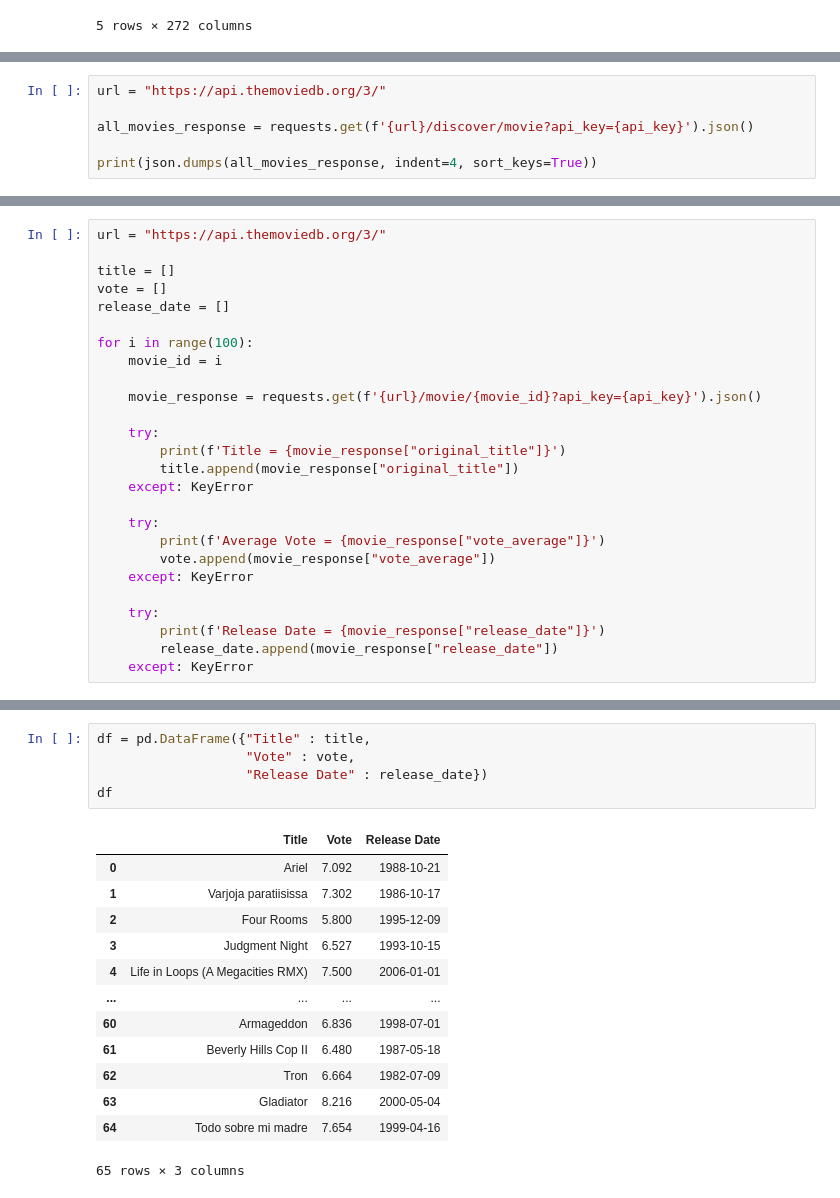
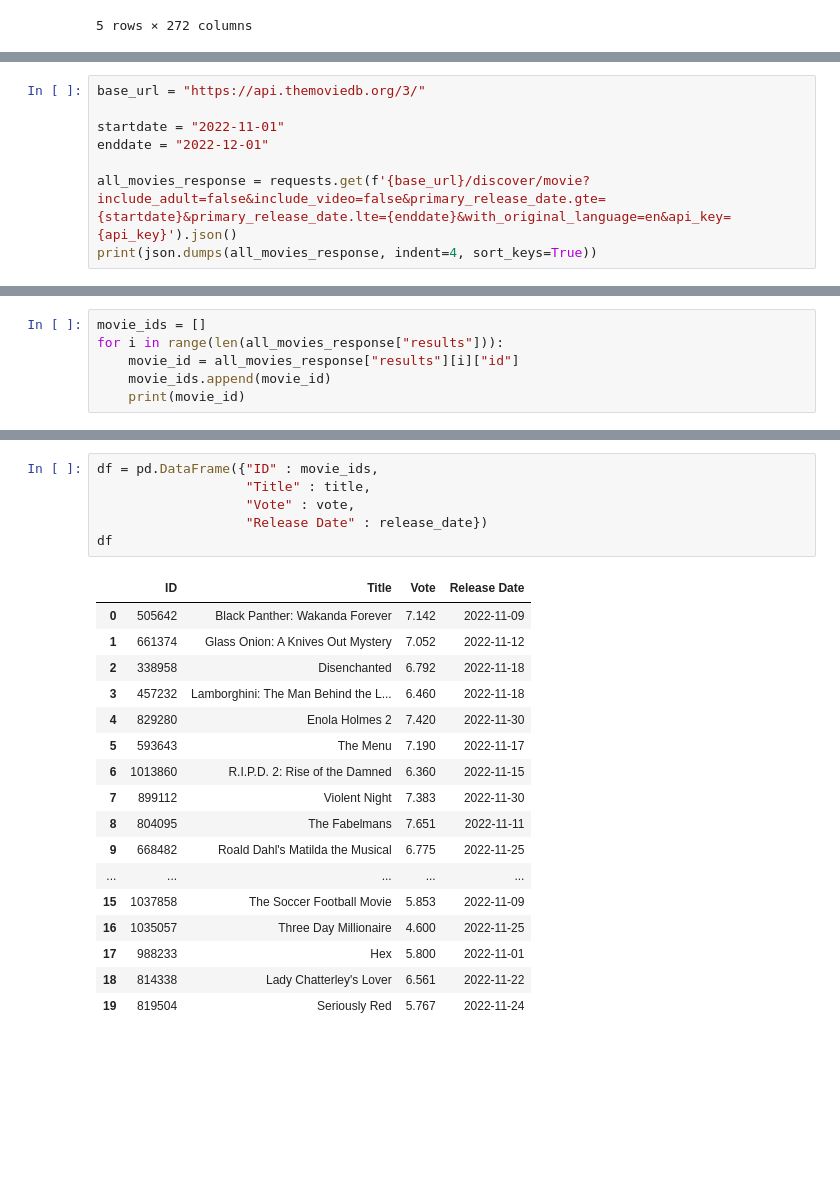
Before and after one commit to jamieah80/group-project-one, a Jupyter notebook: main.ipynb, the cells around one changed output, grey strips where cells are left out. Cells and saved outputs as stored; diff of their text form; blank space fills up the shorter version.

```diff
--- a/main.ipynb
+++ b/main.ipynb
@@ -39,8 +38,10 @@ nominees
 # %%
-url = "https://api.themoviedb.org/3/"
+base_url = "https://api.themoviedb.org/3/"
 
-all_movies_response = requests.get(f'{url}/discover/movie?api_key={api_key}').json()
+startdate = "2022-11-01"
+enddate = "2022-12-01"
 
+all_movies_response = requests.get(f'{base_url}/discover/movie?include_adult=false&include_video=false&primary_release_date.gte={startdate}&primary_release_date.lte={enddate}&with_original_language=en&api_key={api_key}').json()
 print(json.dumps(all_movies_response, indent=4, sort_keys=True))
 # %% [output]
 {
@@ -62 +63,7 @@ print(json.dumps(all_movies_response, indent=4, sort_keys=True))
 }
+# %%
+movie_ids = []
+for i in range(len(all_movies_response["results"])):
+    movie_id = all_movies_response["results"][i]["id"]
+    movie_ids.append(movie_id)
+    print(movie_id)
@@ -89,26 +132,0 @@ Release Date = 2023-11-13
-# %%
-url = "https://api.themoviedb.org/3/"
-
-title = []
-vote = []
-release_date = []
-
-for i in range(100):
-    movie_id = i
-
-    movie_response = requests.get(f'{url}/movie/{movie_id}?api_key={api_key}').json()
-
-    try:
-        print(f'Title = {movie_response["original_title"]}')
-        title.append(movie_response["original_title"])
-    except: KeyError
-
-    try:
-        print(f'Average Vote = {movie_response["vote_average"]}')
-        vote.append(movie_response["vote_average"])
-    except: KeyError
-
-    try:
-        print(f'Release Date = {movie_response["release_date"]}')
-        release_date.append(movie_response["release_date"])
-    except: KeyError
@@ -133,19 +133,24 @@ Release Date = 1999-04-16
 # %%
-df = pd.DataFrame({"Title" : title,
+df = pd.DataFrame({"ID" : movie_ids,
+                   "Title" : title,
                    "Vote" : vote,
                    "Release Date" : release_date})
 df
 # %% [output]
-|  | Title | Vote | Release Date |
-| 0 | Ariel | 7.092 | 1988-10-21 |
-| 1 | Varjoja paratiisissa | 7.302 | 1986-10-17 |
-| 2 | Four Rooms | 5.800 | 1995-12-09 |
-| 3 | Judgment Night | 6.527 | 1993-10-15 |
-| 4 | Life in Loops (A Megacities RMX) | 7.500 | 2006-01-01 |
-| ... | ... | ... | ... |
-| 60 | Armageddon | 6.836 | 1998-07-01 |
-| 61 | Beverly Hills Cop II | 6.480 | 1987-05-18 |
-| 62 | Tron | 6.664 | 1982-07-09 |
-| 63 | Gladiator | 8.216 | 2000-05-04 |
-| 64 | Todo sobre mi madre | 7.654 | 1999-04-16 |
+|  | ID | Title | Vote | Release Date |
+| 0 | 505642 | Black Panther: Wakanda Forever | 7.142 | 2022-11-09 |
+| 1 | 661374 | Glass Onion: A Knives Out Mystery | 7.052 | 2022-11-12 |
+| 2 | 338958 | Disenchanted | 6.792 | 2022-11-18 |
+| 3 | 457232 | Lamborghini: The Man Behind the L... | 6.460 | 2022-11-18 |
+| 4 | 829280 | Enola Holmes 2 | 7.420 | 2022-11-30 |
+| 5 | 593643 | The Menu | 7.190 | 2022-11-17 |
+| 6 | 1013860 | R.I.P.D. 2: Rise of the Damned | 6.360 | 2022-11-15 |
+| 7 | 899112 | Violent Night | 7.383 | 2022-11-30 |
+| 8 | 804095 | The Fabelmans | 7.651 | 2022-11-11 |
+| 9 | 668482 | Roald Dahl's Matilda the Musical | 6.775 | 2022-11-25 |
+| ... | ... | ... | ... | ... |
+| 15 | 1037858 | The Soccer Football Movie | 5.853 | 2022-11-09 |
+| 16 | 1035057 | Three Day Millionaire | 4.600 | 2022-11-25 |
+| 17 | 988233 | Hex | 5.800 | 2022-11-01 |
+| 18 | 814338 | Lady Chatterley's Lover | 6.561 | 2022-11-22 |
+| 19 | 819504 | Seriously Red | 5.767 | 2022-11-24 |
-65 rows × 3 columns
```
Also changed, not shown: parts of 12 cells of this notebook.
